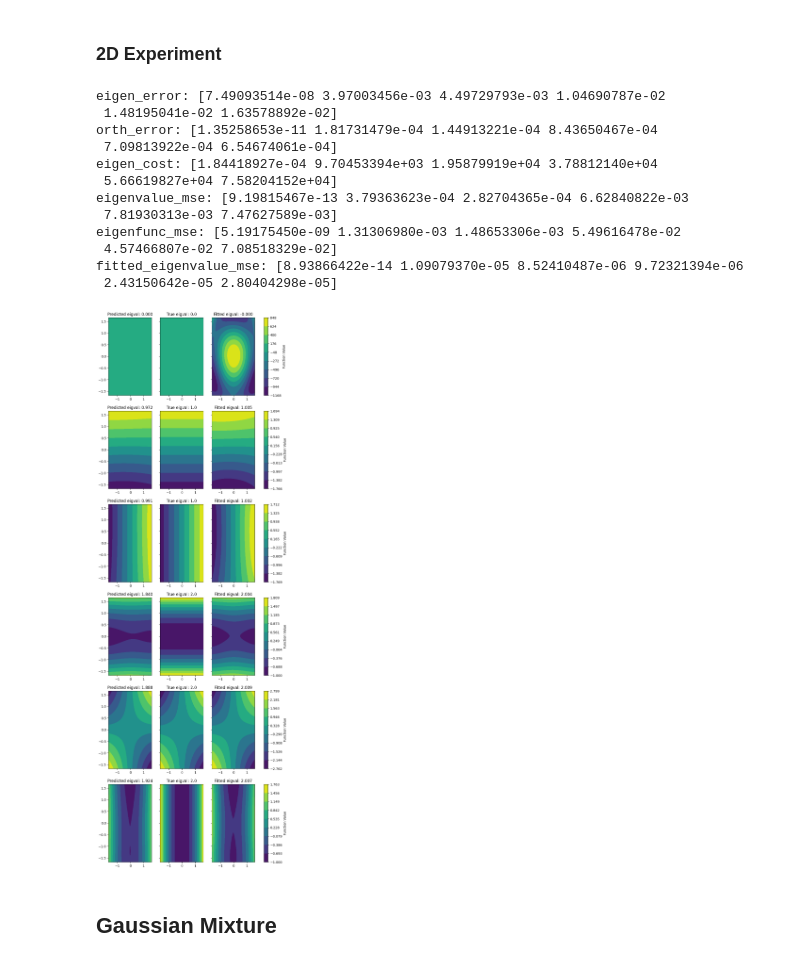
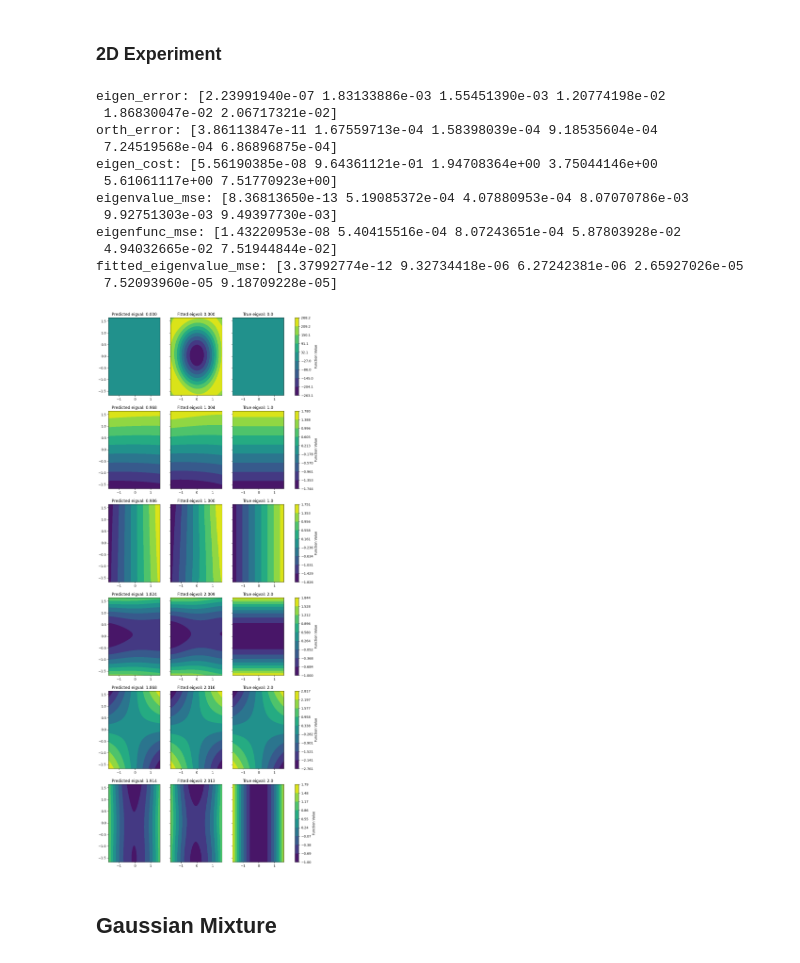
Before and after one commit to lclaeys/eigenfunction-solver, a Jupyter notebook: notebooks/kernel_galerkin.ipynb, the cells around one changed output. Cells and saved outputs as stored; diff of their text form; code cells hidden in the pictures.

Commit message:
clean up plotting code

```diff
--- a/notebooks/kernel_galerkin.ipynb
+++ b/notebooks/kernel_galerkin.ipynb
@@ -109,7 +97,7 @@ metrics = ['eigen_error','orth_error','eigen_cost', 'eigenvalue_mse','eigenfunc_
 experiment_params = {
     'kernel_params': {
         'dim': 2,
-        'p': 100,
+        'p': 300,
         'scale': 5.0,
         'order': 3
     },
@@ -135,22 +123,22 @@ else:
     for metric in metrics:
         print(f'{metric}: {out[metric]}')
 # %% [output]
-eigen_error: [7.49093514e-08 3.97003456e-03 4.49729793e-03 1.04690787e-02
- 1.48195041e-02 1.63578892e-02]
-orth_error: [1.35258653e-11 1.81731479e-04 1.44913221e-04 8.43650467e-04
- 7.09813922e-04 6.54674061e-04]
-eigen_cost: [1.84418927e-04 9.70453394e+03 1.95879919e+04 3.78812140e+04
- 5.66619827e+04 7.58204152e+04]
-eigenvalue_mse: [9.19815467e-13 3.79363623e-04 2.82704365e-04 6.62840822e-03
- 7.81930313e-03 7.47627589e-03]
-eigenfunc_mse: [5.19175450e-09 1.31306980e-03 1.48653306e-03 5.49616478e-02
- 4.57466807e-02 7.08518329e-02]
-fitted_eigenvalue_mse: [8.93866422e-14 1.09079370e-05 8.52410487e-06 9.72321394e-06
- 2.43150642e-05 2.80404298e-05]
+eigen_error: [2.23991940e-07 1.83133886e-03 1.55451390e-03 1.20774198e-02
+ 1.86830047e-02 2.06717321e-02]
+orth_error: [3.86113847e-11 1.67559713e-04 1.58398039e-04 9.18535604e-04
+ 7.24519568e-04 6.86896875e-04]
+eigen_cost: [5.56190385e-08 9.64361121e-01 1.94708364e+00 3.75044146e+00
+ 5.61061117e+00 7.51770923e+00]
+eigenvalue_mse: [8.36813650e-13 5.19085372e-04 4.07880953e-04 8.07070786e-03
+ 9.92751303e-03 9.49397730e-03]
+eigenfunc_mse: [1.43220953e-08 5.40415516e-04 8.07243651e-04 5.87803928e-02
+ 4.94032665e-02 7.51944844e-02]
+fitted_eigenvalue_mse: [3.37992774e-12 9.32734418e-06 6.27242381e-06 2.65927026e-05
+ 7.52093960e-05 9.18709228e-05]
 # %%
-_ = evaluator.plot_eigfuncs_exact(solver,x_eval,6)
+_ = evaluator.plot(solver,x_eval,6,plot_Lf=True,plot_exact=True)
 # %% [output]
-[figure, old version]
+[figure, new version]
 # %% [markdown]
 ## Gaussian Mixture
 # %%
```
Also changed, not shown: parts of 4 cells of this notebook, 3 other files.
